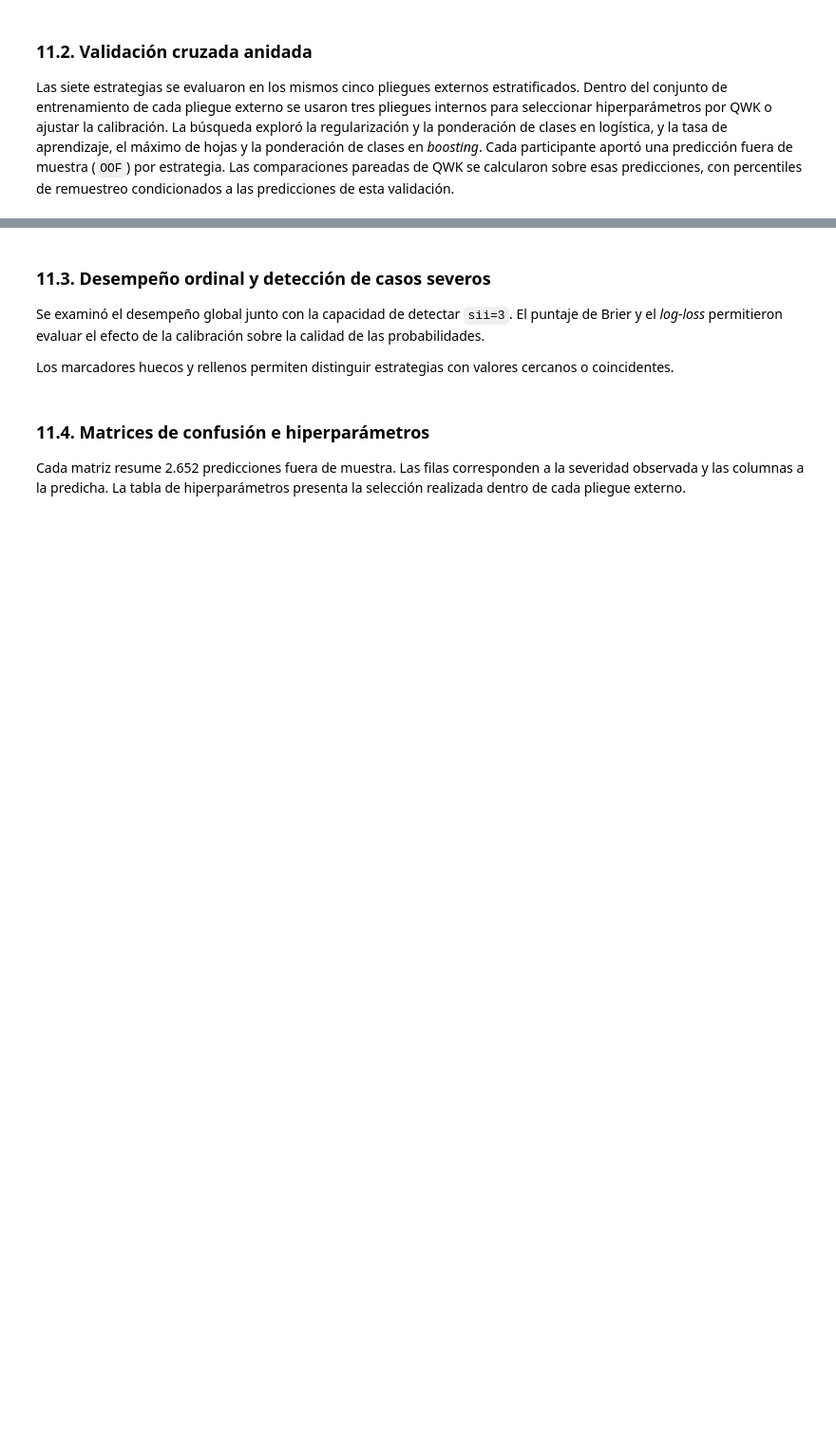
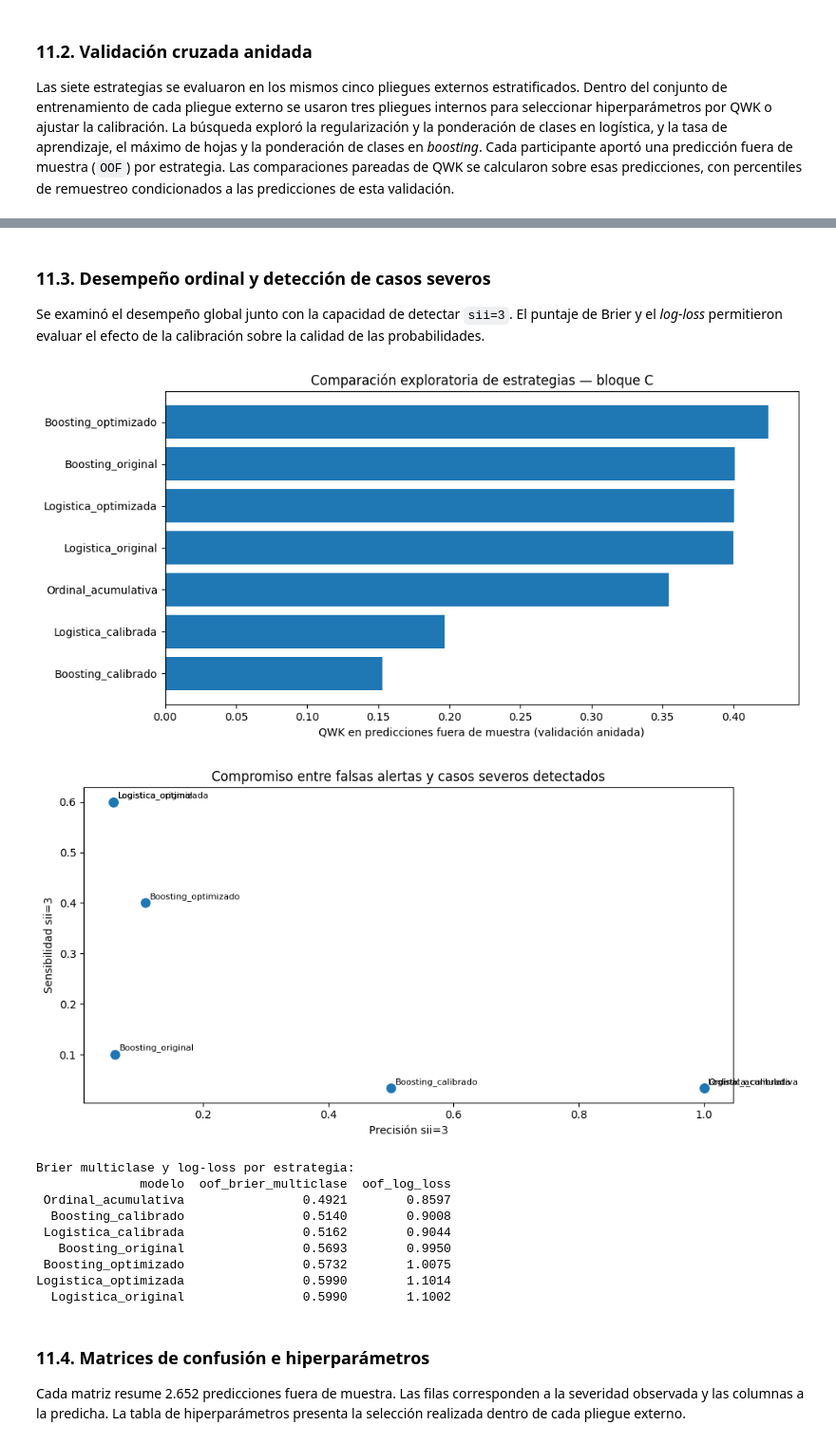
Before and after one commit to ChrisCuello/Prediccion-Uso-Problematico-Internet-MIAA-2026-2, a Jupyter notebook: entrega_2/PIU_MIAA_2026_2_Notebook_Unificado.ipynb, the cells around one changed output, grey strips where cells are left out. Shown at 95% size. Cells and saved outputs as stored; diff of their text form; code cells hidden in the pictures; blank space fills up the shorter version.

```diff
--- a/entrega_2/PIU_MIAA_2026_2_Notebook_Unificado.ipynb
+++ b/entrega_2/PIU_MIAA_2026_2_Notebook_Unificado.ipynb
@@ -885,65 +1013,42 @@ resultado_avanzado=evaluar_evaluacion_ampliada()
 ### 11.3. Desempeño ordinal y detección de casos severos
 
 Se examinó el desempeño global junto con la capacidad de detectar `sii=3`. El puntaje de Brier y el *log-loss* permitieron evaluar el efecto de la calibración sobre la calidad de las probabilidades.
-
-Los marcadores huecos y rellenos permiten distinguir estrategias con valores cercanos o coincidentes.
 # %%
 if resultado_avanzado is not None:
-    from matplotlib.ticker import PercentFormatter
-
-    estilos = {
-        "Logistica_original": ("Logística de referencia", "#3064a3", "o", True),
-        "Logistica_optimizada": ("Logística optimizada", "#3064a3", "o", False),
-        "Logistica_calibrada": ("Logística calibrada", "#3064a3", "D", False),
-        "Boosting_original": ("Boosting de referencia", "#8b4614", "^", True),
-        "Boosting_optimizado": ("Boosting optimizado", "#8b4614", "^", False),
-        "Boosting_calibrado": ("Boosting calibrado", "#8b4614", "s", False),
-        "Ordinal_acumulativa": ("Ordinal acumulativo", "#18786a", "o", True),
-    }
-    resumen_v2 = resultado_avanzado["resumen"]
-    nombres_estrategias = {clave: estilo[0] for clave, estilo in estilos.items()}
-    eje = resumen_v2.sort_values("oof_qwk")
-    fig, ax = plt.subplots(figsize=(10, 5))
-    ax.barh(eje["modelo"].map(nombres_estrategias), eje["oof_qwk"])
+    resumen_v2=resultado_avanzado["resumen"]
+    eje=resumen_v2.sort_values("oof_qwk")
+    fig,ax=plt.subplots(figsize=(10,5))
+    ax.barh(eje.modelo,eje.oof_qwk)
     ax.set_xlabel("QWK en predicciones fuera de muestra (validación anidada)")
     ax.set_title("Comparación exploratoria de estrategias — bloque C")
-    fig.tight_layout()
-    fig.savefig(RUTA_AVANZADA / "07_comparacion_qwk.png", dpi=170)
-    plt.show()
-    plt.close(fig)
+    fig.tight_layout();fig.savefig(RUTA_AVANZADA/"07_comparacion_qwk.png",dpi=170);plt.show();plt.close(fig)
 
-    fig, ax = plt.subplots(figsize=(10, 5))
-    resultados = resumen_v2.set_index("modelo")
-    for clave, (nombre, color, marcador, hueco) in estilos.items():
-        fila = resultados.loc[clave]
-        ax.scatter(
-            fila["oof_precision_sii_3"], fila["oof_sensibilidad_sii_3"],
-            s=155 if hueco else 42, marker=marcador,
-            facecolors="none" if hueco else color, edgecolors=color,
-            linewidths=1.6 if hueco else 0, zorder=2 if hueco else 3, label=nombre,
-        )
-    ax.set_xlim(-0.04, 1.04)
-    ax.set_ylim(-0.025, min(1.04, resumen_v2["oof_sensibilidad_sii_3"].max() + 0.075))
-    ax.xaxis.set_major_formatter(PercentFormatter(xmax=1))
-    ax.yaxis.set_major_formatter(PercentFormatter(xmax=1))
-    ax.set_xlabel("Precisión para la clase severa (sii = 3)")
-    ax.set_ylabel("Sensibilidad para la clase severa (sii = 3)")
-    ax.legend(loc="center left", bbox_to_anchor=(1.02, 0.5), frameon=False)
-    fig.suptitle("Precisión y sensibilidad en la detección de casos severos")
-    fig.tight_layout()
-    fig.savefig(RUTA_AVANZADA / "08_tradeoff_severidad.png", dpi=170)
-    plt.show()
-    plt.close(fig)
+    fig,ax=plt.subplots(figsize=(10,5))
+    ax.scatter(resumen_v2.oof_precision_sii_3,resumen_v2.oof_sensibilidad_sii_3,s=65)
+    for _,fila in resumen_v2.iterrows():
+        ax.annotate(fila.modelo,(fila.oof_precision_sii_3,fila.oof_sensibilidad_sii_3),
+                    fontsize=8,xytext=(4,4),textcoords="offset points")
+    ax.set_xlabel("Precisión sii=3")
+    ax.set_ylabel("Sensibilidad sii=3")
+    ax.set_title("Compromiso entre falsas alertas y casos severos detectados")
+    fig.tight_layout();fig.savefig(RUTA_AVANZADA/"08_tradeoff_severidad.png",dpi=170);plt.show();plt.close(fig)
 
     print("Brier multiclase y log-loss por estrategia:")
-    tabla_probabilidades = (
-        resumen_v2[["modelo", "oof_brier_multiclase", "oof_log_loss"]]
-        .sort_values("oof_brier_multiclase")
-        .assign(modelo=lambda tabla: tabla["modelo"].map(nombres_estrategias))
-    )
-    print(tabla_probabilidades.round(4).to_string(index=False))
+    print(resumen_v2[["modelo","oof_brier_multiclase","oof_log_loss"]].sort_values("oof_brier_multiclase").round(4).to_string(index=False))
 else:
     print("Evaluación ampliada sin ejecutar.")
+# %% [output]
+[figure, added]
+[figure, added]
+Brier multiclase y log-loss por estrategia:
+              modelo  oof_brier_multiclase  oof_log_loss
+ Ordinal_acumulativa                0.4921        0.8597
+  Boosting_calibrado                0.5140        0.9008
+ Logistica_calibrada                0.5162        0.9044
+   Boosting_original                0.5693        0.9950
+ Boosting_optimizado                0.5732        1.0075
+Logistica_optimizada                0.5990        1.1014
+  Logistica_original                0.5990        1.1002
 # %% [markdown]
 ### 11.4. Matrices de confusión e hiperparámetros
 
```
Also changed, not shown: parts of 19 cells of this notebook.
